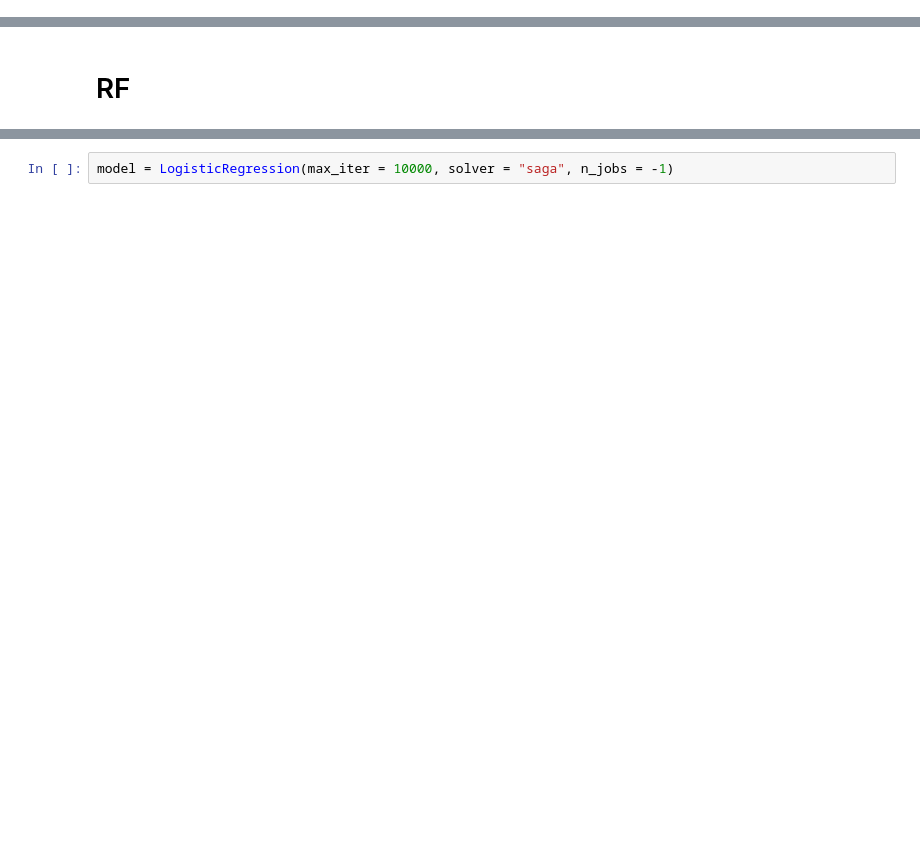
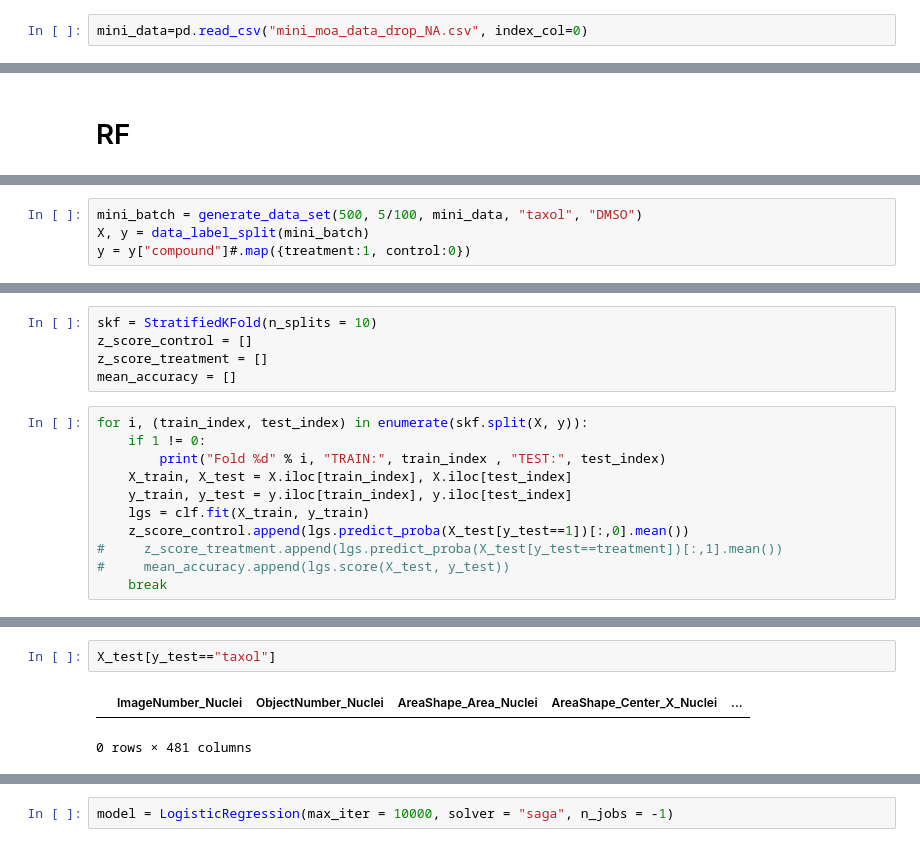
Before and after one commit to RenlyH/AttentionSet-cell-painting, a Jupyter notebook: debugger.ipynb, the cells around one changed output, grey strips where cells are left out. Saved outputs shown, nothing was run; the diff lists cells and outputs as text; blank space fills up the shorter version.

```diff
--- a/baseline_exp.ipynb
+++ b/debugger.ipynb
@@ -65,3 +70,5 @@ def mini_noise_signal_cv(size, data, treatment, control, model, cv, verbose):
         mean_z_score_treatment.append(np.mean(z_score_treatment))
         std_z_score_treatment.append(np.std(z_score_treatment))
     return mean_mean_accuracy, std_mean_accuracy, mean_z_score_control, std_z_score_control, mean_z_score_treatment, std_z_score_treatment
+# %%
+mini_data=pd.read_csv("mini_moa_data_drop_NA.csv", index_col=0)
@@ -69,0 +82,4 @@ def mini_noise_signal_cv(size, data, treatment, control, model, cv, verbose):
+# %%
+mini_batch = generate_data_set(500, 5/100, mini_data, "taxol", "DMSO")
+X, y = data_label_split(mini_batch)
+y = y["compound"]#.map({treatment:1, control:0})
@@ -69,0 +107,16 @@ def mini_noise_signal_cv(size, data, treatment, control, model, cv, verbose):
+# %%
+skf = StratifiedKFold(n_splits = 10)
+z_score_control = []
+z_score_treatment = []
+mean_accuracy = []
+# %%
+for i, (train_index, test_index) in enumerate(skf.split(X, y)):
+    if 1 != 0:
+        print("Fold %d" % i, "TRAIN:", train_index , "TEST:", test_index)
+    X_train, X_test = X.iloc[train_index], X.iloc[test_index]
+    y_train, y_test = y.iloc[train_index], y.iloc[test_index]
+    lgs = clf.fit(X_train, y_train)
+    z_score_control.append(lgs.predict_proba(X_test[y_test==1])[:,0].mean())
+#     z_score_treatment.append(lgs.predict_proba(X_test[y_test==treatment])[:,1].mean())
+#     mean_accuracy.append(lgs.score(X_test, y_test))
+    break
@@ -70,2 +141,7 @@ def mini_noise_signal_cv(size, data, treatment, control, model, cv, verbose):
+# %%
+X_test[y_test=="taxol"]
+# %% [output]
+|  | ImageNumber_Nuclei | ObjectNumber_Nuclei | AreaShape_Area_Nuclei | AreaShape_Center_X_Nuclei | ... |
+0 rows × 481 columns
 # %%
 clf = RandomForestClassifier(min_samples_split=50, random_state=0)
```
Also changed, not shown: parts of 9 cells of this notebook, 5 other files.
